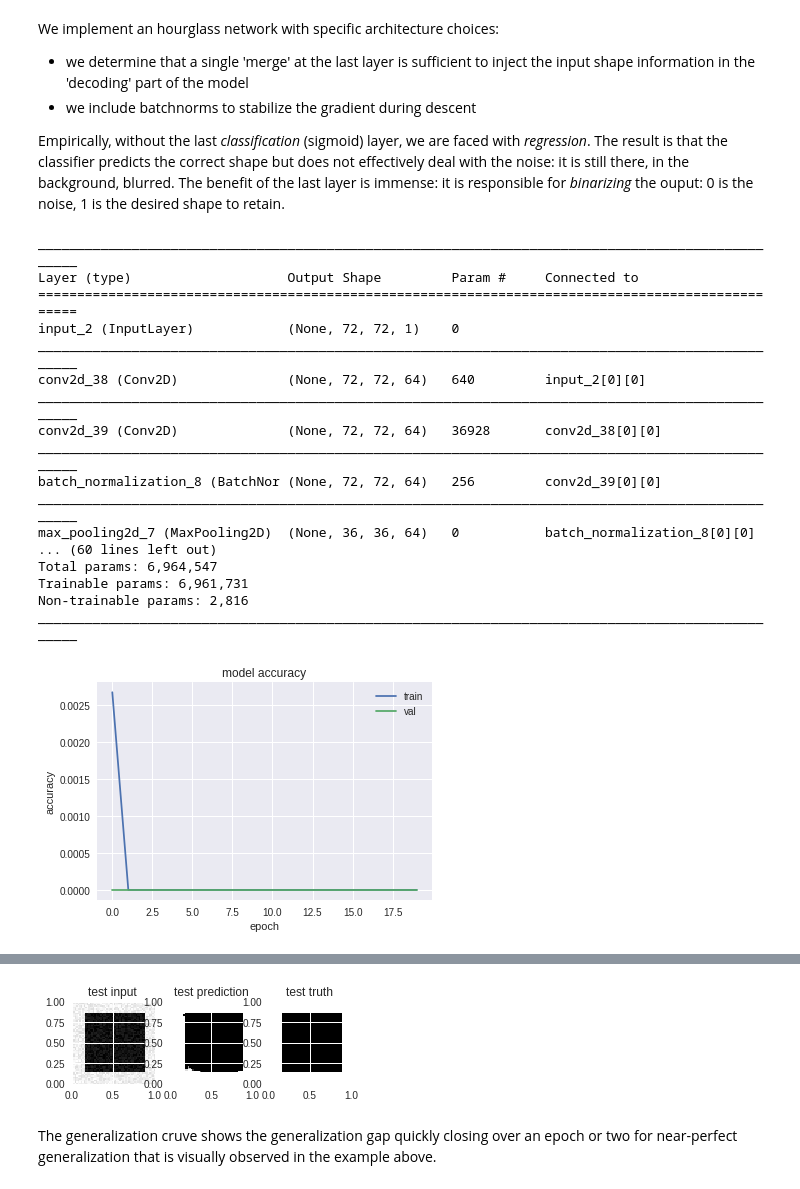
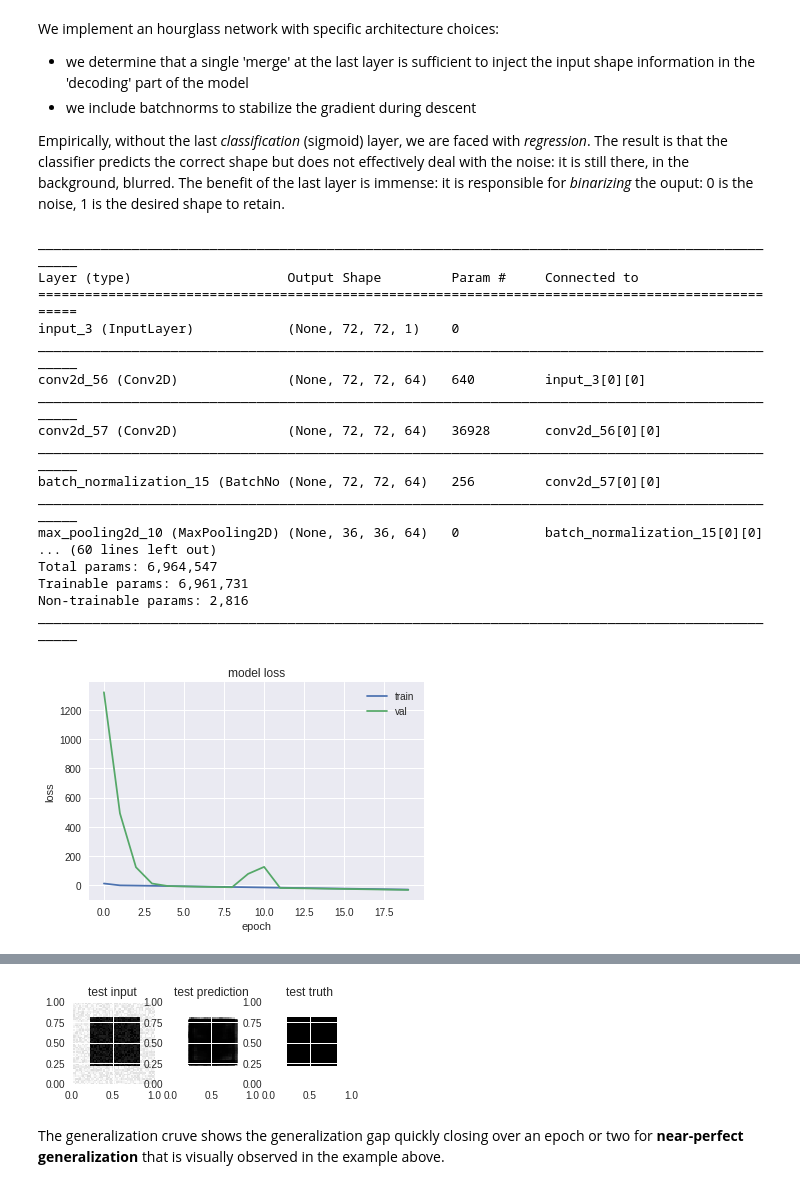
Before and after one commit to l-omar-chehab/Masters-MVA, a Jupyter notebook: DeepLearn/Assign1/main.ipynb, the cells around one changed output, grey strips where cells are left out. Drawn from its saved outputs; the diff is of its cells as text; code cells hidden in the pictures.

```diff
--- a/DeepLearn/Assign1/main.ipynb
+++ b/DeepLearn/Assign1/main.ipynb
@@ -461,7 +459,7 @@ model = Model(input = inputs, output = binary)
 
 # Optimizer
 model.compile(optimizer = 'adam',
-              metrics=['acc'],
+              metrics=['mae'],
               loss = 'binary_crossentropy')
 
 
@@ -474,15 +472,15 @@ model.summary()
 __________________________________________________________________________________________________
 Layer (type)                    Output Shape         Param #     Connected to
 ==================================================================================================
-input_2 (InputLayer)            (None, 72, 72, 1)    0
+input_3 (InputLayer)            (None, 72, 72, 1)    0
 __________________________________________________________________________________________________
-conv2d_38 (Conv2D)              (None, 72, 72, 64)   640         input_2[0][0]
+conv2d_56 (Conv2D)              (None, 72, 72, 64)   640         input_3[0][0]
 __________________________________________________________________________________________________
-conv2d_39 (Conv2D)              (None, 72, 72, 64)   36928       conv2d_38[0][0]
+conv2d_57 (Conv2D)              (None, 72, 72, 64)   36928       conv2d_56[0][0]
 __________________________________________________________________________________________________
-batch_normalization_8 (BatchNor (None, 72, 72, 64)   256         conv2d_39[0][0]
+batch_normalization_15 (BatchNo (None, 72, 72, 64)   256         conv2d_57[0][0]
 __________________________________________________________________________________________________
-max_pooling2d_7 (MaxPooling2D)  (None, 36, 36, 64)   0           batch_normalization_8[0][0]
+max_pooling2d_10 (MaxPooling2D) (None, 36, 36, 64)   0           batch_normalization_15[0][0]
 ... (60 lines left out)
 Total params: 6,964,547
 Trainable params: 6,961,731
@@ -492,8 +490,8 @@ ________________________________________________________________________________
 # Evaluate model performance
 
 # Plot learning curve
-plt.plot(history.history['acc'])
-plt.plot(history.history['val_acc'])
+plt.plot(history.history['loss'])
+plt.plot(history.history['val_loss'])
 plt.title('model loss')
 plt.ylabel('loss')
 plt.xlabel('epoch')
@@ -501,7 +499,7 @@ plt.legend(['train', 'val'], loc='upper right')
 plt.show()
 
 # Visualize performance on one example from the test set
-i=2
+i=4
 img_test = X_test[i][:, :, 0]
 img_predict = model.predict(np.expand_dims(X_test[i], axis=0))[0, :, :, 0]
 img_label = Y_test[i][:, :, 0]
@@ -533,4 +531,4 @@ ax.set_title('test truth')
 score, acc = model.evaluate(X_test, Y_test)
 print('Generalization accuracy is ' + str(acc))
 # %% [output]
-[figure, old version]
+[figure, new version]
@@ -539,3 +537,3 @@ Generalization accuracy is 0.0
-[figure, old version]
+[figure, new version]
 # %% [markdown]
-The generalization cruve shows the generalization gap quickly closing over an epoch or two for near-perfect generalization that is visually observed in the example above.
+The generalization cruve shows the generalization gap quickly closing over an epoch or two for **near-perfect generalization** that is visually observed in the example above.
```
Also changed, not shown: parts of 4 cells of this notebook, 3 other files.
